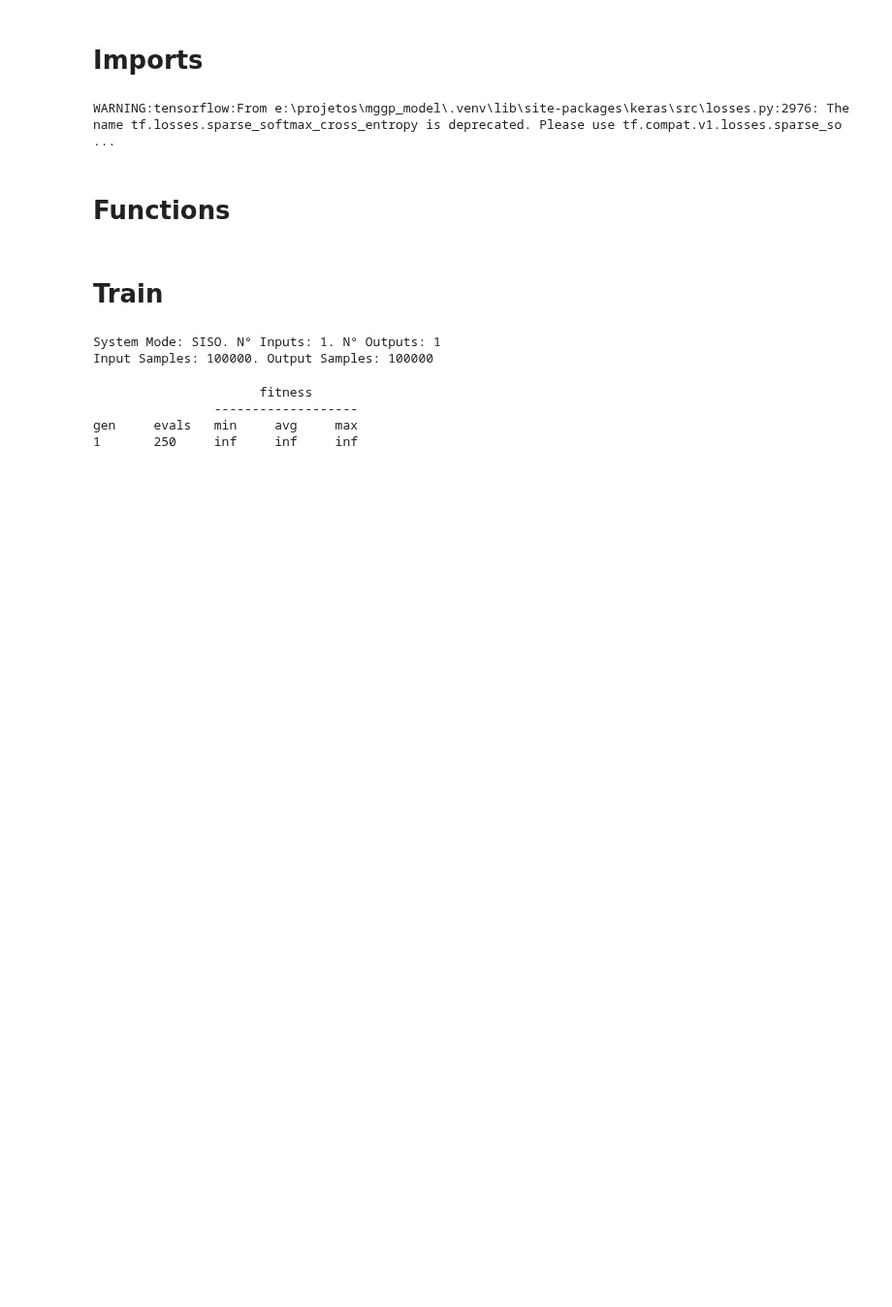
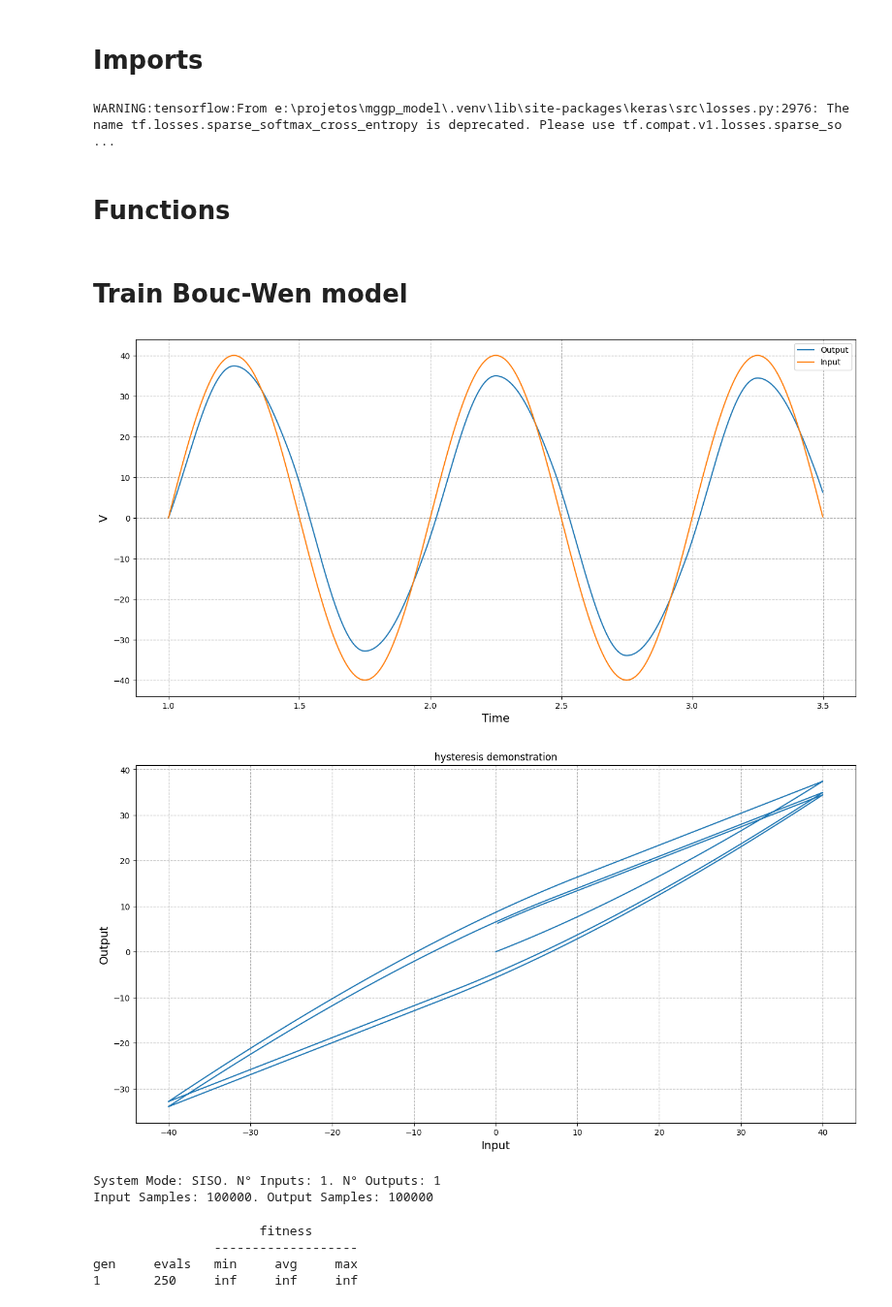
Before and after one commit to RafaelGAT108/mggp_model, a Jupyter notebook: 01_MGGP_Regression_hysteresis.ipynb, the cells around one changed output. Shown at 97% size. Drawn from its saved outputs; the diff is of its cells as text; code cells hidden in the pictures; blank space fills up the shorter version.

Commit message:
advances in hysteresis problem

```diff
--- a/01_MGGP_Regression_hysteresis.ipynb
+++ b/01_MGGP_Regression_hysteresis.ipynb
@@ -305,4 +305,4 @@ def r_squared(y_true, y_pred):
     # return K.clip(1 - SS_res/(SS_tot + K.epsilon()), 0, 1)
     return 1 - SS_res/SS_tot
 # %% [markdown]
-# Train
+# Train Bouc-Wen model
@@ -309 +339,26 @@ def r_squared(y_true, y_pred):
+# %%
+split = 2500
+fontsize = 14
+# time = data[1][:split]
+plt.figure(figsize=(16, 8))
+plt.plot(t[:split], y_test[:split], label='Output')
+plt.plot(t[:split], u_test[:split], label='Input')
+plt.grid(linestyle="--")
+plt.xlabel("Time", fontsize=fontsize)
+plt.ylabel("V", fontsize=fontsize)
+plt.legend()
+plt.show()
+
+
+plt.figure(figsize=(16, 8))
+plt.title("hysteresis demonstration")
+# plt.plot(u_train[:split], y_train[:split])
+plt.plot(u_test[:split], y_test[:split])
+plt.grid(linestyle="--")
+plt.xlabel("Input", fontsize=fontsize)
+plt.ylabel("Output", fontsize=fontsize)
+plt.show()
+# %% [output]
+[figure, added]
+[figure, added]
 # %%
```
Also changed, not shown: parts of 7 cells of this notebook, 7 other files.
